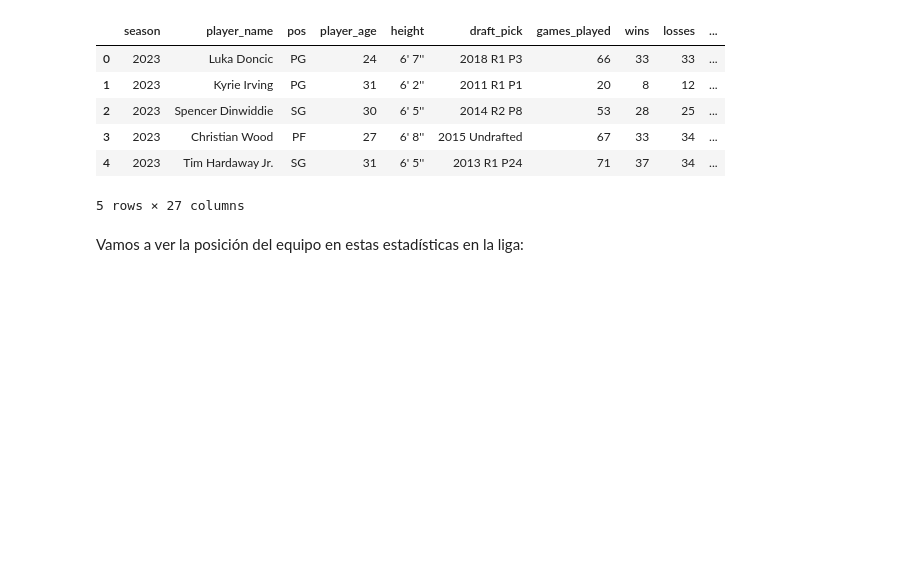
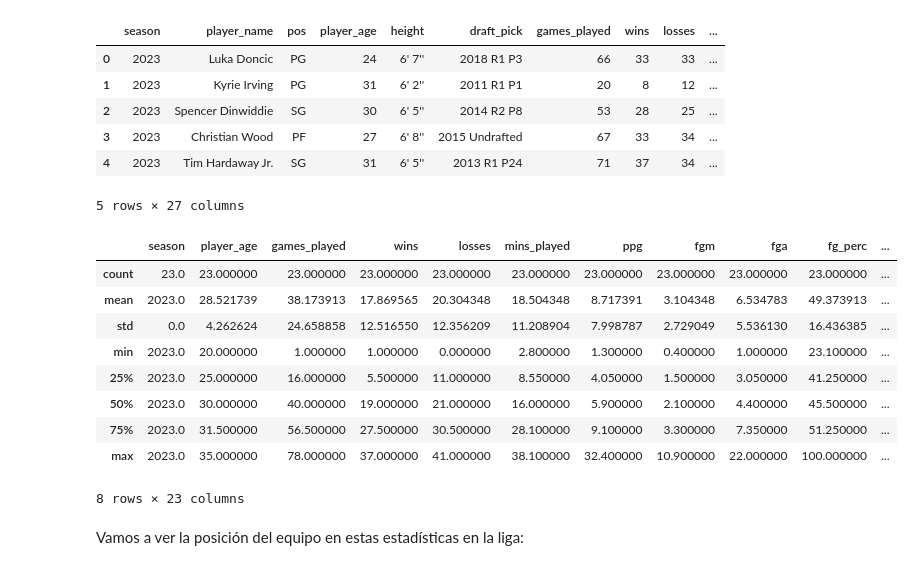
Before and after one commit to APintos2/mavs_eda, a Jupyter notebook: EDA.ipynb, the cells around one changed output. Drawn from its saved outputs; the diff is of its cells as text; code cells hidden in the pictures; blank space fills up the shorter version.

```diff
--- a/EDA.ipynb
+++ b/EDA.ipynb
@@ -708,6 +721,19 @@ df_jugs_2023.head()
 | 3 | 2023 | Christian Wood | PF | 27 | 6' 8'' | 2015 Undrafted | 67 | 33 | 34 | ... |
 | 4 | 2023 | Tim Hardaway Jr. | SG | 31 | 6' 5'' | 2013 R1 P24 | 71 | 37 | 34 | ... |
 5 rows × 27 columns
+# %%
+df_jugs_2023.describe()
+# %% [output]
+|  | season | player_age | games_played | wins | losses | mins_played | ppg | fgm | fga | fg_perc | ... |
+| count | 23.0 | 23.000000 | 23.000000 | 23.000000 | 23.000000 | 23.000000 | 23.000000 | 23.000000 | 23.000000 | 23.000000 | ... |
+| mean | 2023.0 | 28.521739 | 38.173913 | 17.869565 | 20.304348 | 18.504348 | 8.717391 | 3.104348 | 6.534783 | 49.373913 | ... |
+| std | 0.0 | 4.262624 | 24.658858 | 12.516550 | 12.356209 | 11.208904 | 7.998787 | 2.729049 | 5.536130 | 16.436385 | ... |
+| min | 2023.0 | 20.000000 | 1.000000 | 1.000000 | 0.000000 | 2.800000 | 1.300000 | 0.400000 | 1.000000 | 23.100000 | ... |
+| 25% | 2023.0 | 25.000000 | 16.000000 | 5.500000 | 11.000000 | 8.550000 | 4.050000 | 1.500000 | 3.050000 | 41.250000 | ... |
+| 50% | 2023.0 | 30.000000 | 40.000000 | 19.000000 | 21.000000 | 16.000000 | 5.900000 | 2.100000 | 4.400000 | 45.500000 | ... |
+| 75% | 2023.0 | 31.500000 | 56.500000 | 27.500000 | 30.500000 | 28.100000 | 9.100000 | 3.300000 | 7.350000 | 51.250000 | ... |
+| max | 2023.0 | 35.000000 | 78.000000 | 37.000000 | 41.000000 | 38.100000 | 32.400000 | 10.900000 | 22.000000 | 100.000000 | ... |
+8 rows × 23 columns
 # %% [markdown]
 Vamos a ver la posición del equipo en estas estadísticas en la liga:
 # %%
```
Also changed, not shown: parts of 4 cells of this notebook, 4 other files.
